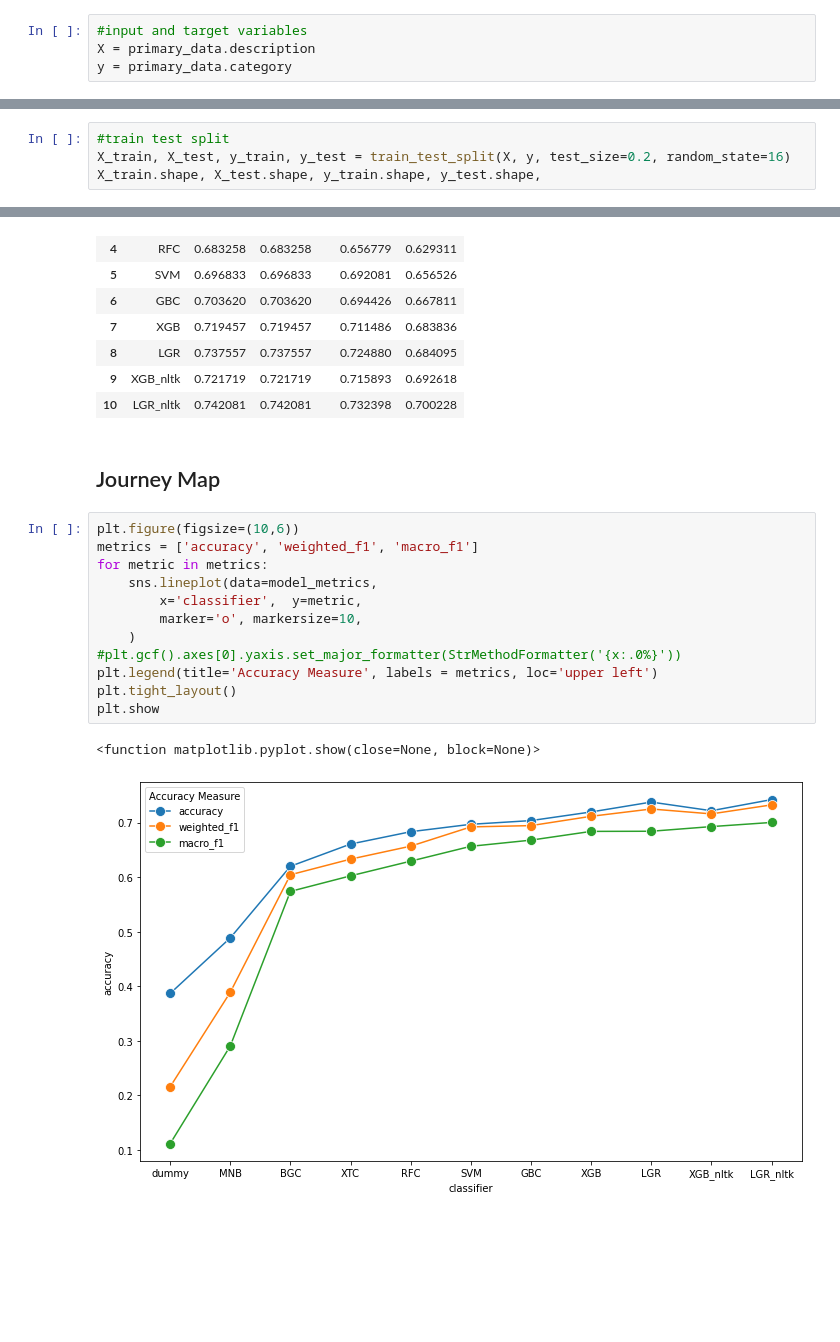
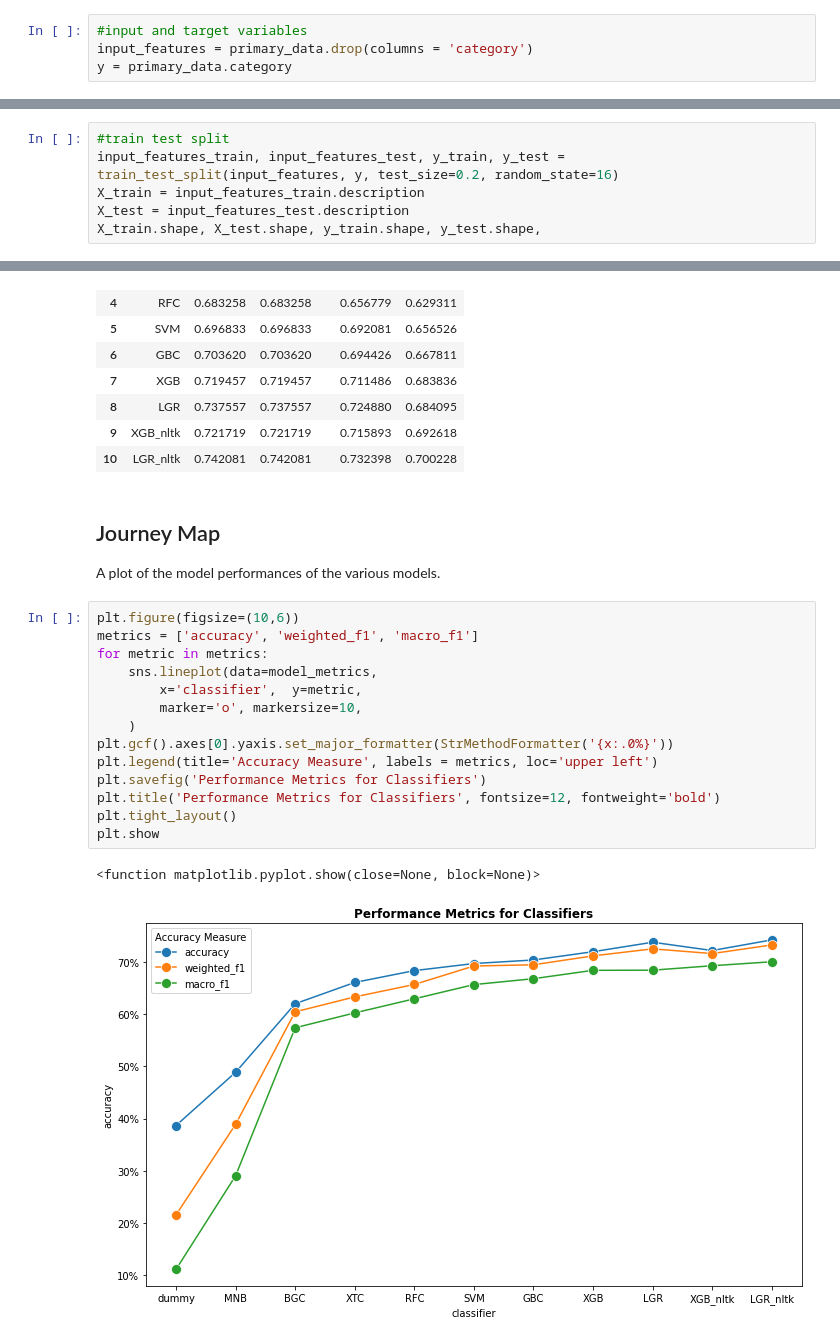
Before and after one commit to ChigozieObika/complaints_classification, a Jupyter notebook: complaints_classification/model_training.ipynb, the cells around one changed output, grey strips where cells are left out. Saved outputs shown, nothing was run; the diff lists cells and outputs as text; blank space fills up the shorter version.

Commit message:
model training notebook

```diff
--- a/complaints_classification/model_training.ipynb
+++ b/complaints_classification/model_training.ipynb
@@ -86,6 +76,6 @@ The train test split was doing using the scikit learn standard test train split
 # %%
 #input and target variables
-X = primary_data.description
+input_features = primary_data.drop(columns = 'category')
 y = primary_data.category
 # %%
 #size of the variables
@@ -95,6 +87,8 @@ X.shape, y.shape
 # %%
 #train test split
-X_train, X_test, y_train, y_test = train_test_split(X, y, test_size=0.2, random_state=16)
+input_features_train, input_features_test, y_train, y_test = train_test_split(input_features, y, test_size=0.2, random_state=16)
+X_train = input_features_train.description
+X_test = input_features_test.description
 X_train.shape, X_test.shape, y_train.shape, y_test.shape,
 # %% [output]
 ((1766,), (442,), (1766,), (442,))
@@ -259,20 +269,23 @@ model_metrics
 | 8 | LGR | 0.737557 | 0.737557 | 0.724880 | 0.684095 |
 | 9 | XGB_nltk | 0.721719 | 0.721719 | 0.715893 | 0.692618 |
 | 10 | LGR_nltk | 0.742081 | 0.742081 | 0.732398 | 0.700228 |
-# %% [markdown]
-## Journey Map
+# %% [markdown]
+## Journey Map
+A plot of the model performances of the various models.
 # %%
 plt.figure(figsize=(10,6))
 metrics = ['accuracy', 'weighted_f1', 'macro_f1']
 for metric in metrics:
     sns.lineplot(data=model_metrics,
         x='classifier',  y=metric,
         marker='o', markersize=10,
     )
-#plt.gcf().axes[0].yaxis.set_major_formatter(StrMethodFormatter('{x:.0%}'))
+plt.gcf().axes[0].yaxis.set_major_formatter(StrMethodFormatter('{x:.0%}'))
 plt.legend(title='Accuracy Measure', labels = metrics, loc='upper left')
+plt.savefig('Performance Metrics for Classifiers')
+plt.title('Performance Metrics for Classifiers', fontsize=12, fontweight='bold')
 plt.tight_layout()
 plt.show
 # %% [output]
 <function matplotlib.pyplot.show(close=None, block=None)>
-[figure, old version]
+[figure, new version]
```
Also changed, not shown: parts of 27 cells of this notebook, 5 other files.
